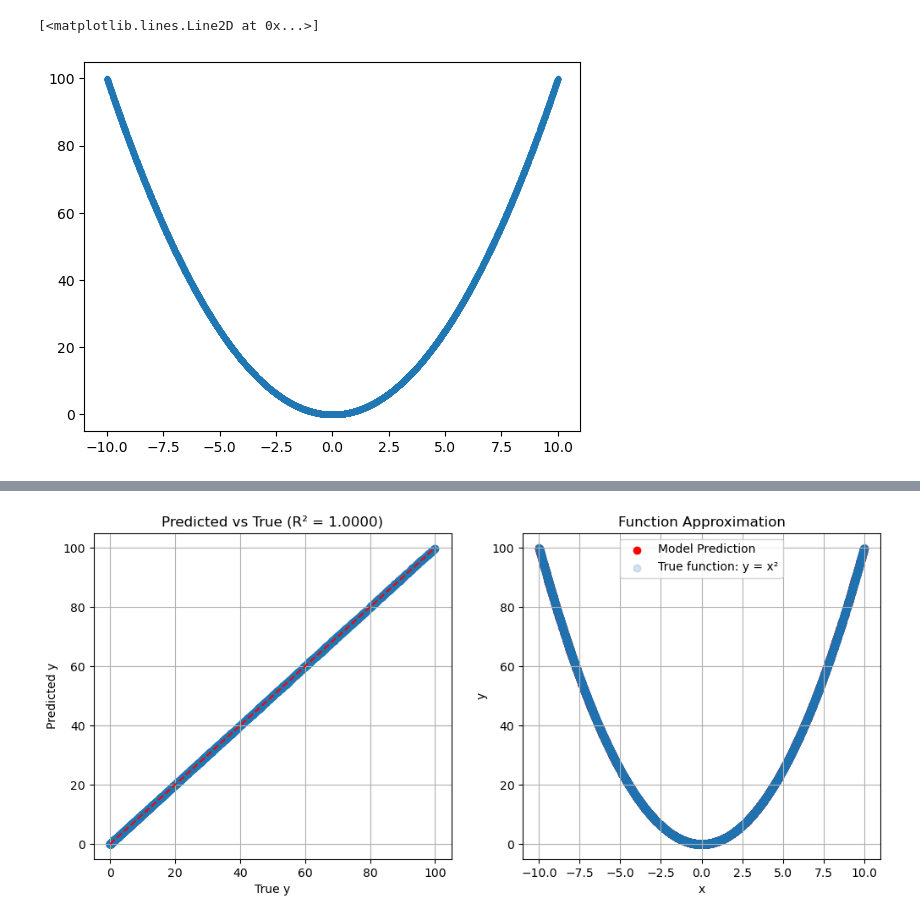
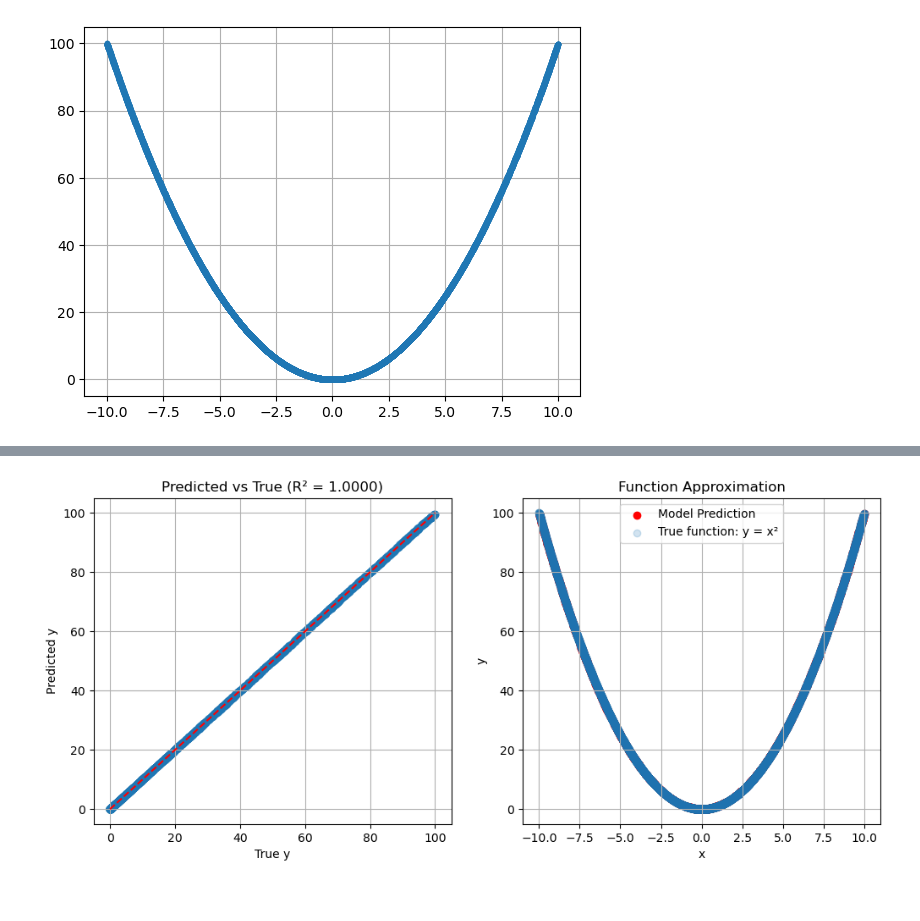
Before and after one commit to Namkhuu/neural-network, a Jupyter notebook: neuralnetwork.ipynb, the cells around one changed output, grey strips where cells are left out. Cells and saved outputs as stored; diff of their text form; code cells hidden in the pictures.

```diff
--- a/neuralnetwork.ipynb
+++ b/neuralnetwork.ipynb
@@ -10,11 +10,11 @@ import matplotlib.pyplot as plt
 # %%
 x = np.random.uniform(-10, 10, 10000)
 y = x**2
 x_train, x_test, y_train, y_test = train_test_split(x, y, test_size=0.2, random_state=42)
 plt.plot(x, y, ".")
+plt.grid()
 # %% [output]
-[<matplotlib.lines.Line2D at 0x...>]
-[figure, old version]
+[figure, new version]
 # %%
 inputs = Input(shape=(1,))
 x_dense = Dense(64, activation='relu')(inputs)  # first hidden layer
```
Also changed, not shown: parts of 2 cells of this notebook, 2 other files.
